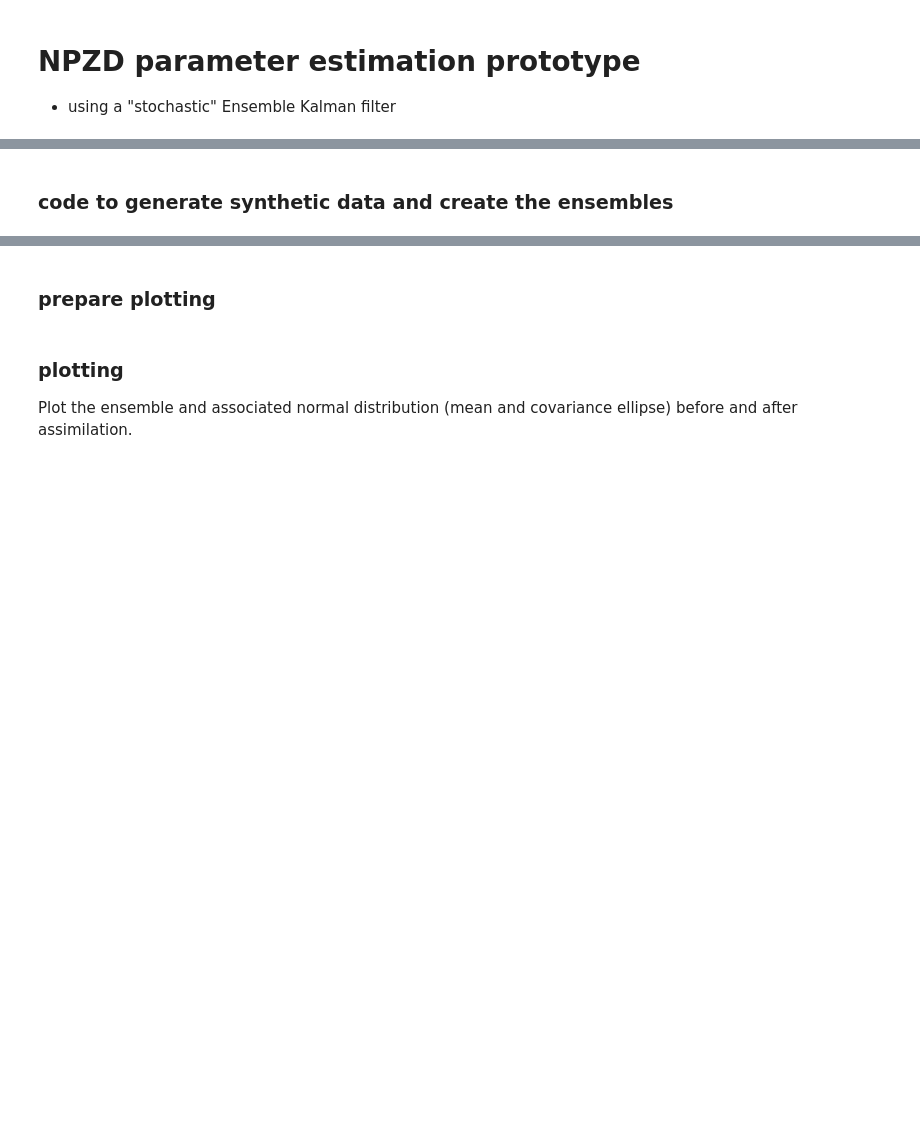
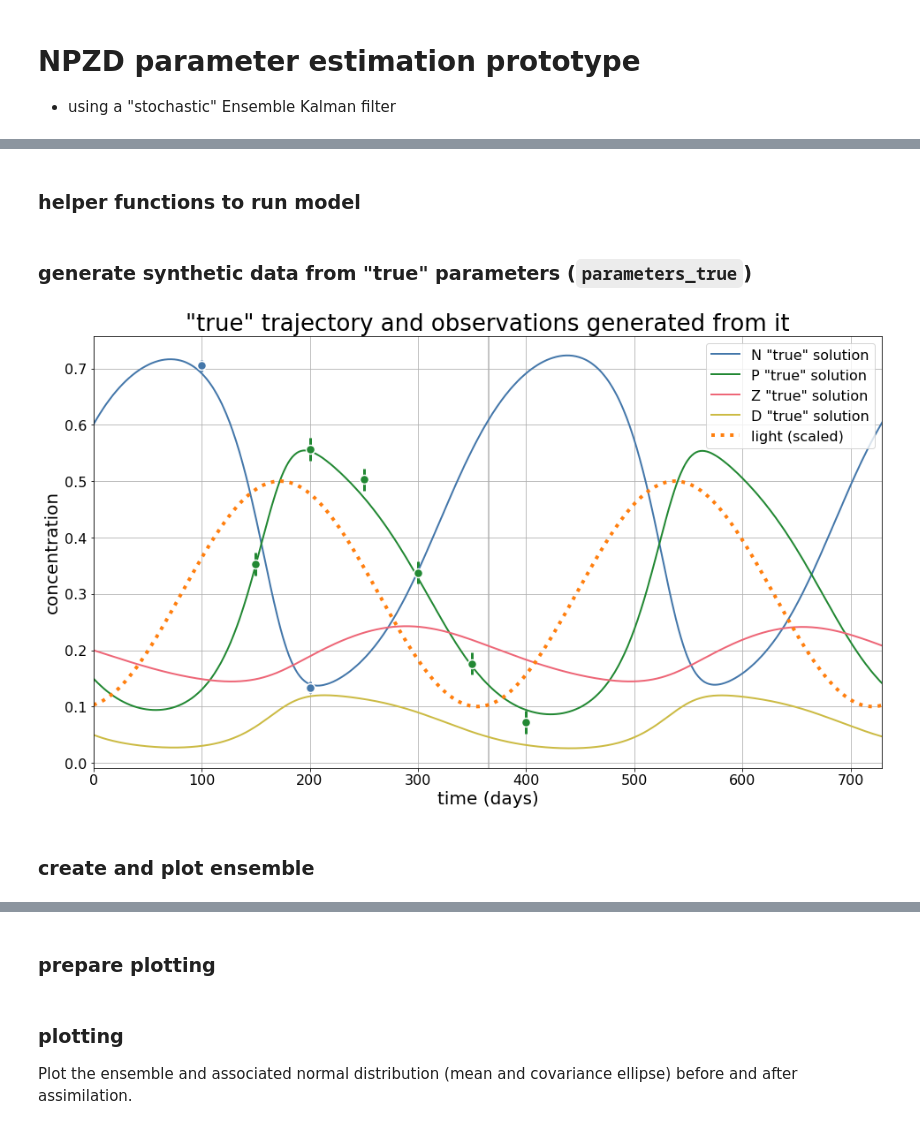
Before and after one commit to jpmattern/obm-primer, a Jupyter notebook: parameter_estimation.ipynb, the cells around one changed output, grey strips where cells are left out. Drawn from its saved outputs; the diff is of its cells as text; code cells hidden in the pictures; blank space fills up the shorter version.

Commit message:
overhaul of EnKF parameter estimation notebook

```diff
--- a/parameter_estimation.ipynb
+++ b/parameter_estimation.ipynb
@@ -89,2 +158,2 @@ prior_uncertainty = np.array([0.01, 0.03])
-# %% [markdown]
-### code to generate synthetic data and create the ensembles
+# %% [markdown]
+### helper functions to run model
@@ -91 +179,42 @@ prior_uncertainty = np.array([0.01, 0.03])
+# %% [markdown]
+### generate synthetic data from "true" parameters (`parameters_true`)
+# %%
+npar = len(parameters_prior)
+nobs = len(obs_info)
+
+# use model to generate the true state and add observation error to create synthetic observations
+state_true = observation_operator(run_model())
+
+# extract observation uncertainty
+obs_uncertainty = np.array([oi[2] for oi in obs_info])
+
+# generate observations
+if perfect_observations:
+    obs = state_true
+else:
+    obs = state_true + obs_uncertainty * np.random.normal(size=state_true.size)
+# %%
+fig, ax = plt.subplots()
+
+trajectory = run_model()
+for i, name in enumerate(('N', 'P', 'Z', 'D')):
+    ax.plot(t, trajectory[:,i], color=colors[name], lw=2,
+            label=f'{name} "true" solution')
+
+for oi, y in zip(obs_info, obs):
+    ax.errorbar(x=t[oi[0]], y=y, yerr=oi[2], color=colors[oi[1]], marker='o',
+                markeredgecolor='white', markeredgewidth=1.5, lw=3, markersize=10)
+
+ax.axvline(365, color='0.7', zorder=0)
+ax.plot(t, 0.5 * light(t), linestyle=':', color='#ff7f0e', label='light (scaled)', lw=4)
+
+ax.set(title='"true" trajectory and observations generated from it',
+       xlabel='time (days)', ylabel='concentration', xlim=(t[0], t[-1]))
+ax.grid(True)
+ax.legend(loc='upper right')
+None
+# %% [output]
+[figure, added]
+# %% [markdown]
+### create and plot ensemble
 # %%
```
Also changed, not shown: parts of 23 cells of this notebook.
